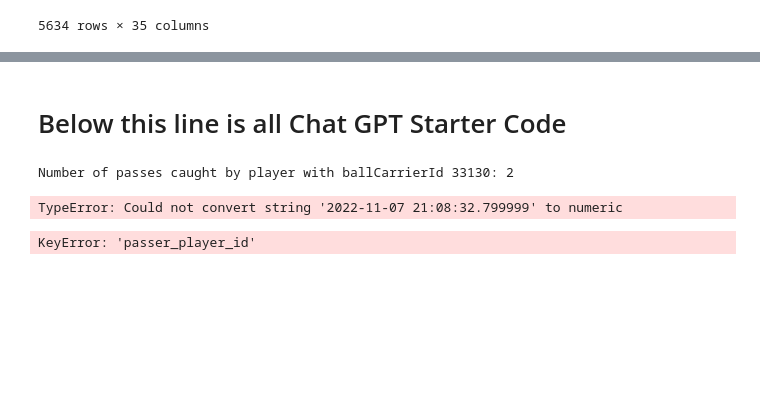
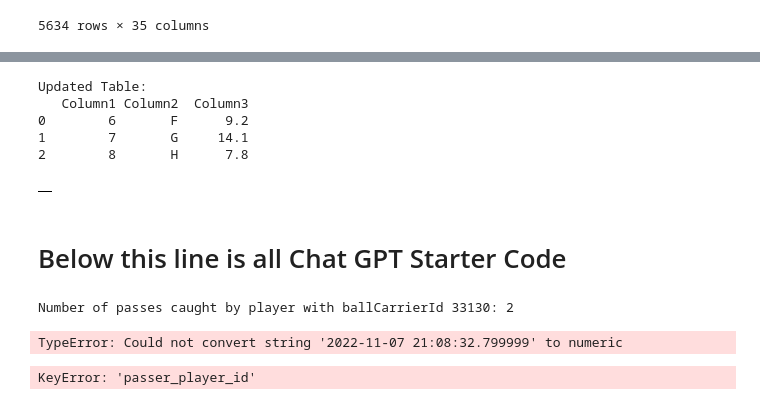
Before and after one commit to SmithsonArrey/big-data-bowl-2024-nfl-player-classifier, a Jupyter notebook: player_classifier.ipynb, the cells around one changed output, grey strips where cells are left out. Cells and saved outputs as stored; diff of their text form; code cells hidden in the pictures; blank space fills up the shorter version.

```diff
--- a/player_classifier.ipynb
+++ b/player_classifier.ipynb
@@ -185,30 +201,54 @@ player_catches
 # %%
-bmi = calculate_bmi(players_data, nflId)
-age = calculate_player_age(players_data, nflId)
-average_speed = calculate_average_speed(tracking_data, nflId)
-aggression_score = calculate_normalized_aggression_score(tackles_data, nflId)
-passes_caught = count_passes_caught(plays_data, nflId)
-interceptions = count_interceptions(plays_data, nflId)
-passes_thrown = count_passes_thrown(plays_data, nflId)
-avg_ball_carrying_time = calculate_average_time_per_game(plays_data, tracking_data, nflId)
+# bmi = calculate_bmi(players_data, nflId)
+# average_speed = calculate_average_speed(tracking_data, nflId)
+# aggression_score = calculate_normalized_aggression_score(tackles_data, nflId)
+# passes_caught = count_passes_caught(plays_data, nflId)
+# interceptions = count_interceptions(plays_data, nflId)
+# passes_thrown = count_passes_thrown(plays_data, nflId)
+# avg_ball_carrying_time = calculate_average_time_per_game(plays_data, tracking_data, nflId)
 
-player_metrics.append({
-    'nflId': nflId,
-    'BMI': bmi,
-    'Age': age,
-    'Average Speed': average_speed,
-    'Aggression Score': aggression_score,
-    'Passes Caught': passes_caught,
-    'Interceptions': interceptions,
-    'Passes Thrown': passes_thrown,
-    'Average Ball Carrying Time': avg_ball_carrying_time
-    })
-
-    players_table = pd.DataFrame(player_metrics)
+# player_metrics.append({
+#     'nflId': nflId,
+#     'BMI': bmi,
+#     'Age': age,
+#     'Average Speed': average_speed,
+#     'Aggression Score': aggression_score,
+#     'Passes Caught': passes_caught,
+#     'Interceptions': interceptions,
+#     'Passes Thrown': passes_thrown,
+#     'Average Ball Carrying Time': avg_ball_carrying_time
+#     })
 
 
-# Example usage:
-players_table = create_players_table(players_data, plays_data, tackles_data, tracking_data)
+nflIds = players_data["nflId"]
 
+for id in nflIds:
+    new_data = {
+    'BMI': [4],
+    'Average Speed': [12.3],
+    'Aggression Score': [12.3],
+    'Passes Caught':
+}
+
+feature_table = pd.DataFrame()
+existing_data = pd.DataFrame({
+    'nflId': nflIds,
+    'BMI': ['F', 'G', 'H'],
+    'Average Speed': 2
+})
+
+# Concatenate the existing data with the new table
+new_table = pd.concat([feature_table, existing_data], ignore_index=True)
+
+# Display the updated table
+print("Updated Table:")
+print(new_table)
 feature_table
+# %% [output]
+Updated Table:
+   Column1 Column2  Column3
+0        6       F      9.2
+1        7       G     14.1
+2        8       H      7.8
+|  |
 # %%
```
Also changed, not shown: parts of 2 cells of this notebook, 1 other file.
